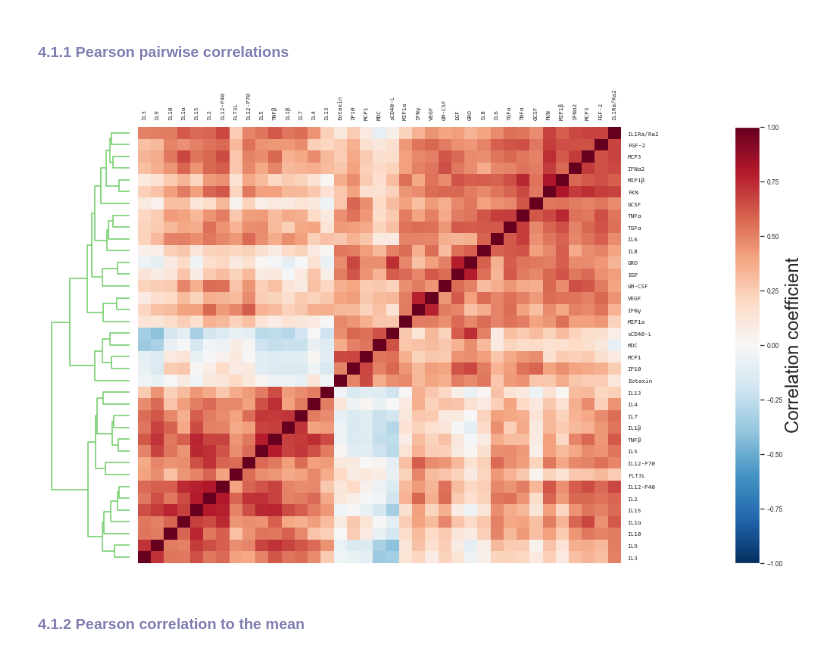
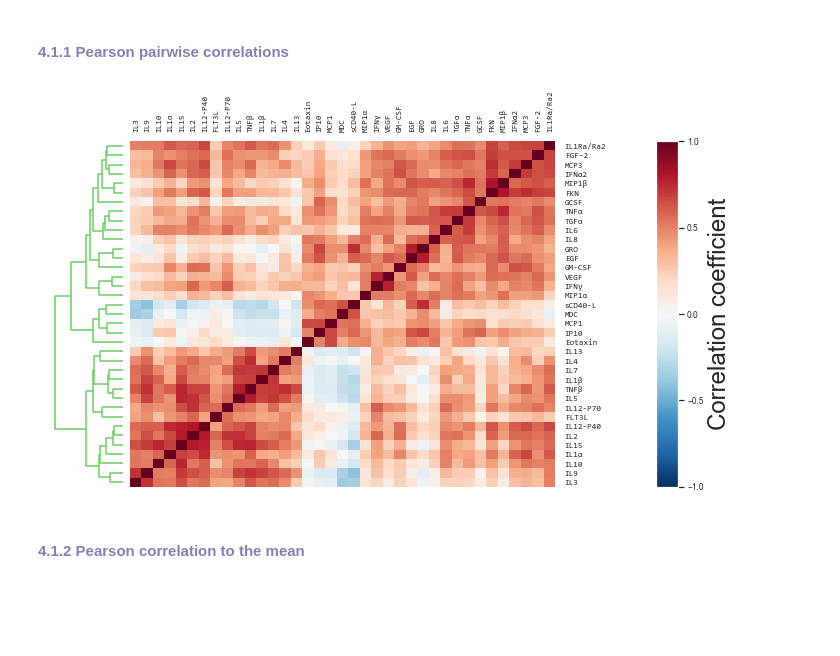
Before and after one commit to hadas-schlessinger/CytoMod, a Jupyter notebook: cytomod_notebook.ipynb, the cells around one changed output. Saved outputs shown, nothing was run; the diff lists cells and outputs as text; code cells hidden in the pictures; blank space fills up the shorter version.

```diff
--- a/cytomod_notebook.ipynb
+++ b/cytomod_notebook.ipynb
@@ -135,8 +142,7 @@ Args are valid!
 # %% [markdown]
 ### <span style="color:#5757db">3.1 Cytokine data</span>
 # %%
-cy_data = tools.read_excel(os.path.join(args.paths['data'], 'cytokine_data.xlsx'),
-                           indexCol=0)
+cy_data = tools.read_excel(os.path.join(args.paths['data'], 'cytokine_data.xlsx'), indexCol=0)
 cy_data.dropna(axis='index', how='all', inplace=True)
 
 if args.cytokines is None:
@@ -178,10 +184,6 @@ if args.log_transform:
             # log transform variable
             patient_data[new_col_name] = np.log10(patient_data[col_name])
 
-            # standardize variable
-            standardizeFunc = lambda col: (col - np.nanmean(col)) / np.nanstd(col)
-            patient_data[[new_col_name]] = patient_data[[new_col_name]].apply(standardizeFunc)
-
             # replace column with new log transformed column
             if col_name in args.covariates:
                 args.covariates.remove(col_name)
@@ -196,14 +193,29 @@ cyto_modules = {'adj': cyto_mod_adj, 'abs': cyto_mod_abs}
+# %%
+do_recalculate = args.recalculate_modules or \
+        not os.path.exists(os.path.join(args.paths['clustering'], 'cyto_mod_adj.dill'))
+# %%
+# If modules file does not exist in storage,
+# or args.recalculate_modules=True - prepare modules.
+# Otherwise - read from file.
+if do_recalculate:
+    # Absolute
+    cyto_mod_abs = cytomod.cytomod_class(args.name_data, args.name_compartment, False, cy_data)
+    # Adjusted
+    cyto_mod_adj = cytomod.cytomod_class(args.name_data, args.name_compartment, True, cy_data)
+else:
+    cyto_mod_abs = tools.read_from_dill(os.path.join(args.paths['clustering'], 'cyto_mod_abs.dill'))
+    cyto_mod_adj = tools.read_from_dill(os.path.join(args.paths['clustering'], 'cyto_mod_adj.dill'))
 # %% [markdown]
 ### <span style="color:#5757db">4.1 Absolute cytokines visualization</span>
 # %% [markdown]
 #### <span style="color:#8080b3">4.1.1 Pearson pairwise correlations</span>
 # %%
-cols = plotHColCluster(cyto_modules['abs'].cyDf, method='complete',
-                     metric='pearson-signed',
+cols = plotHColCluster(cyto_mod_abs.cyDf, method='complete',
+                     metric='pearson-signed', figsize=(10,6),
                      save_path=os.path.join(args.paths['correlation_figures'],
-                                            '%s_correlation_heatmap.png' % cyto_modules['abs'].name))
+                                            '%s_correlation_heatmap.png' % cyto_mod_abs.name))
 # %% [output]
-[figure, old version]
+[figure, new version]
 # %% [markdown]
 #### <span style="color:#8080b3">4.1.2 Pearson correlation to the mean</span>
 # %%
```
Also changed, not shown: parts of 26 cells of this notebook, 31 other files.
